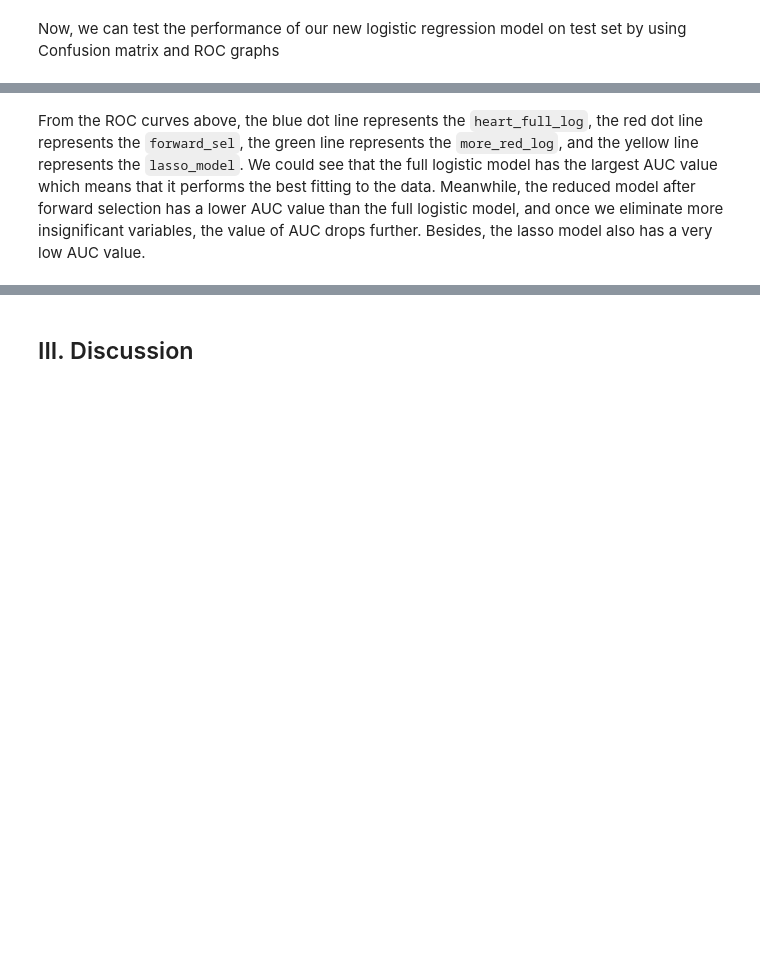
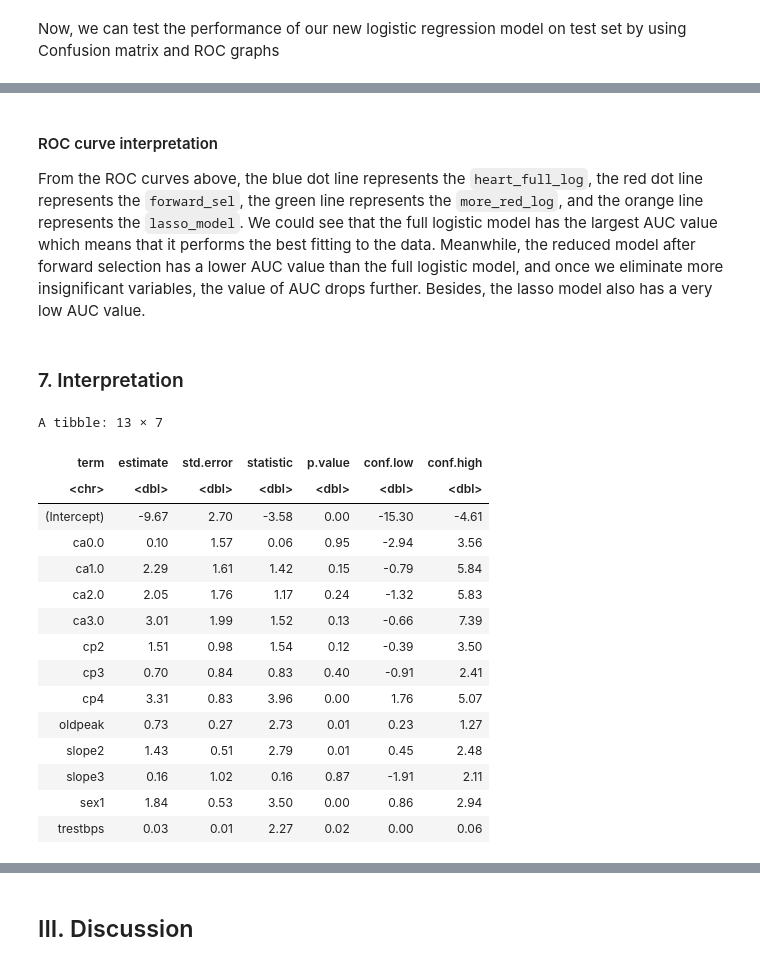
Before and after one commit to Speculatorrr/Group-STAT301, a Jupyter notebook: GROUP10.ipynb, the cells around one changed output, grey strips where cells are left out. Saved outputs shown, nothing was run; the diff lists cells and outputs as text; code cells hidden in the pictures; blank space fills up the shorter version.

```diff
--- a/GROUP10.ipynb
+++ b/GROUP10.ipynb
@@ -772,3 +665,31 @@ Setting direction: controls < cases
 # %% [markdown]
-From the ROC curves above, the blue dot line represents the `heart_full_log`, the red dot line represents the `forward_sel`, the green line represents the `more_red_log`, and the yellow line represents the `lasso_model`. We could see that the full logistic model has the largest AUC value which means that it performs the best fitting to the data. Meanwhile, the reduced model after forward selection has a lower AUC value than the full logistic model, and once we eliminate more insignificant variables, the value of AUC drops further. Besides, the lasso model also has a very low AUC value.
+#### ROC curve interpretation
+From the ROC curves above, the blue dot line represents the `heart_full_log`, the red dot line represents the `forward_sel`, the green line represents the `more_red_log`, and the orange line represents the `lasso_model`. We could see that the full logistic model has the largest AUC value which means that it performs the best fitting to the data. Meanwhile, the reduced model after forward selection has a lower AUC value than the full logistic model, and once we eliminate more insignificant variables, the value of AUC drops further. Besides, the lasso model also has a very low AUC value.
+# %% [markdown]
+### 7. Interpretation
+# %%
+# Main developer: Rongze Wang
+#Contributor: Christin Wang (round numeric)
+
+more_reduced_tidy <- more_red_log %>%
+     tidy(conf.int = 0.95) %>%
+     mutate_if(is.numeric, round, 2)
+more_reduced_tidy
+# %% [output]
+A tibble: 13 × 7
+| term | estimate | std.error | statistic | p.value | conf.low | conf.high |
+| <chr> | <dbl> | <dbl> | <dbl> | <dbl> | <dbl> | <dbl> |
+| (Intercept) | -9.67 | 2.70 | -3.58 | 0.00 | -15.30 | -4.61 |
+| ca0.0 | 0.10 | 1.57 | 0.06 | 0.95 | -2.94 | 3.56 |
+| ca1.0 | 2.29 | 1.61 | 1.42 | 0.15 | -0.79 | 5.84 |
+| ca2.0 | 2.05 | 1.76 | 1.17 | 0.24 | -1.32 | 5.83 |
+| ca3.0 | 3.01 | 1.99 | 1.52 | 0.13 | -0.66 | 7.39 |
+| cp2 | 1.51 | 0.98 | 1.54 | 0.12 | -0.39 | 3.50 |
+| cp3 | 0.70 | 0.84 | 0.83 | 0.40 | -0.91 | 2.41 |
+| cp4 | 3.31 | 0.83 | 3.96 | 0.00 | 1.76 | 5.07 |
+| oldpeak | 0.73 | 0.27 | 2.73 | 0.01 | 0.23 | 1.27 |
+| slope2 | 1.43 | 0.51 | 2.79 | 0.01 | 0.45 | 2.48 |
+| slope3 | 0.16 | 1.02 | 0.16 | 0.87 | -1.91 | 2.11 |
+| sex1 | 1.84 | 0.53 | 3.50 | 0.00 | 0.86 | 2.94 |
+| trestbps | 0.03 | 0.01 | 2.27 | 0.02 | 0.00 | 0.06 |
 # %% [markdown]
```
Also changed, not shown: parts of 44 cells of this notebook.
